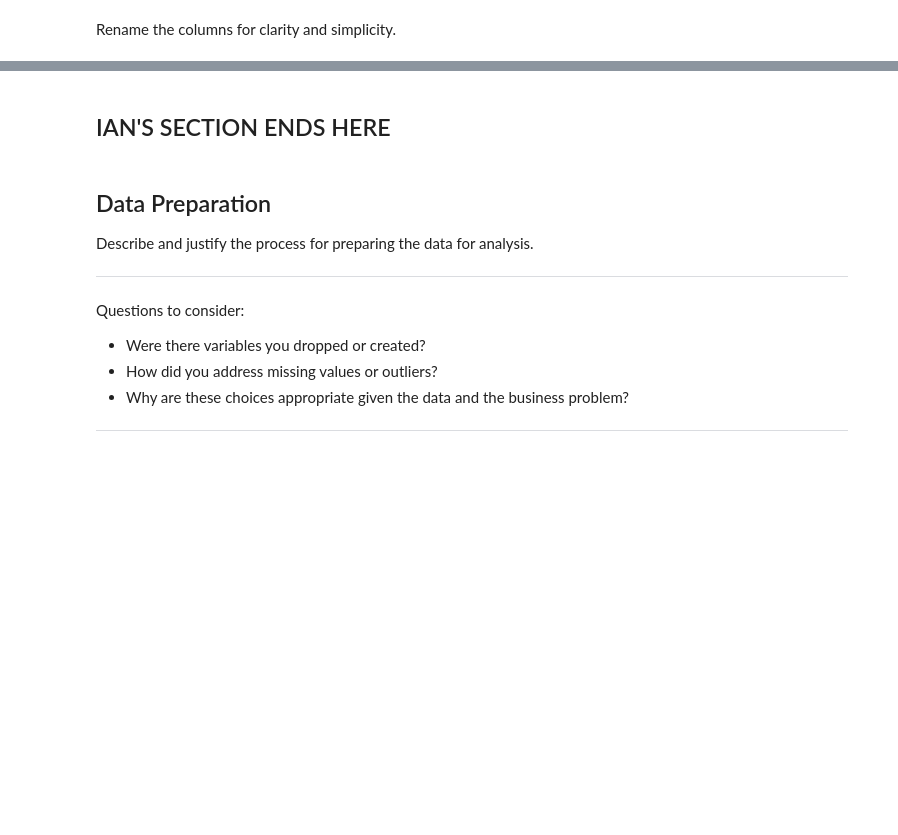
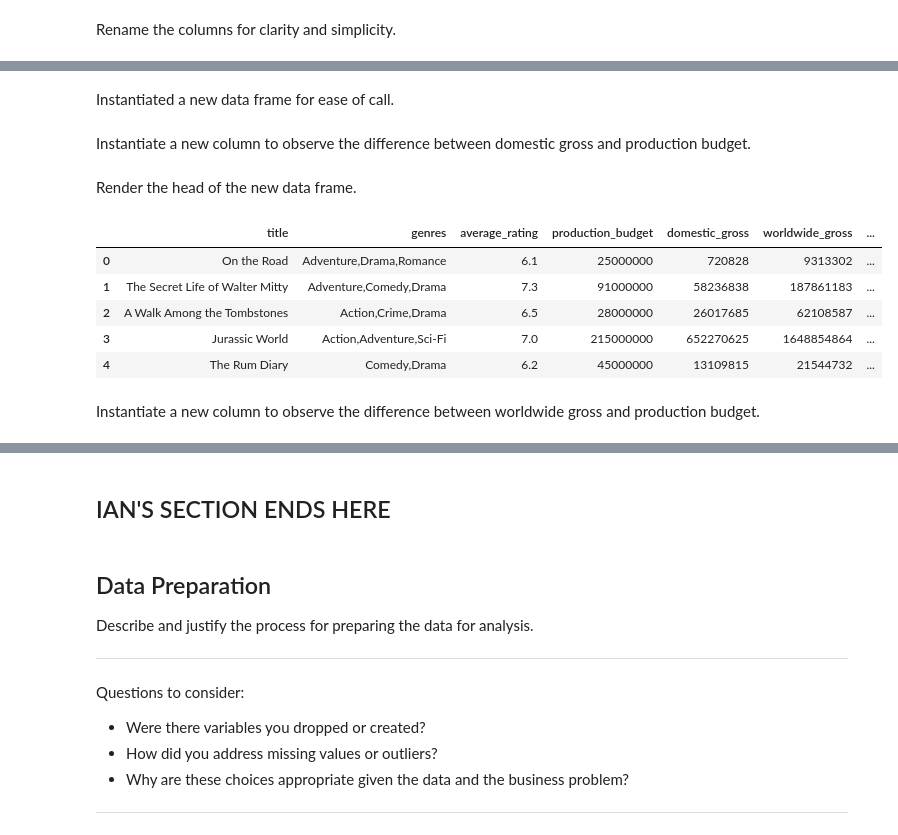
Before and after one commit to learn-co-curriculum/dsc-project-template, a Jupyter notebook: dsc-phase1-project-template.ipynb, the cells around one changed output, grey strips where cells are left out. Saved outputs shown, nothing was run; the diff lists cells and outputs as text; code cells hidden in the pictures; blank space fills up the shorter version.

```diff
--- a/dsc-phase1-project-template.ipynb
+++ b/dsc-phase1-project-template.ipynb
@@ -950,8 +1665,23 @@ final_df_reduced_simplified_3
+# %% [markdown]
+Instantiated a new data frame for ease of call.
 # %%
 df_expanded = final_df_reduced_simplified_3.copy()
+# %% [markdown]
+Instantiate a new column to observe the difference between domestic gross and production budget.
 # %%
 df_expanded['domestic_return_on_investment'] = df_expanded['domestic_gross'] - df_expanded['production_budget']
+# %% [markdown]
+Render the head of the new data frame.
 # %%
-df_expanded
+df_expanded.head()
+# %% [output]
+|  | title | genres | average_rating | production_budget | domestic_gross | worldwide_gross | ... |
+| 0 | On the Road | Adventure,Drama,Romance | 6.1 | 25000000 | 720828 | 9313302 | ... |
+| 1 | The Secret Life of Walter Mitty | Adventure,Comedy,Drama | 7.3 | 91000000 | 58236838 | 187861183 | ... |
+| 2 | A Walk Among the Tombstones | Action,Crime,Drama | 6.5 | 28000000 | 26017685 | 62108587 | ... |
+| 3 | Jurassic World | Action,Adventure,Sci-Fi | 7.0 | 215000000 | 652270625 | 1648854864 | ... |
+| 4 | The Rum Diary | Comedy,Drama | 6.2 | 45000000 | 13109815 | 21544732 | ... |
+# %% [markdown]
+Instantiate a new column to observe the difference between worldwide gross and production budget.
 # %%
 df_expanded['worldwide_return_on_investment'] = df_expanded['worldwide_gross'] - df_expanded['production_budget']
```
Also changed, not shown: parts of 102 cells of this notebook.
